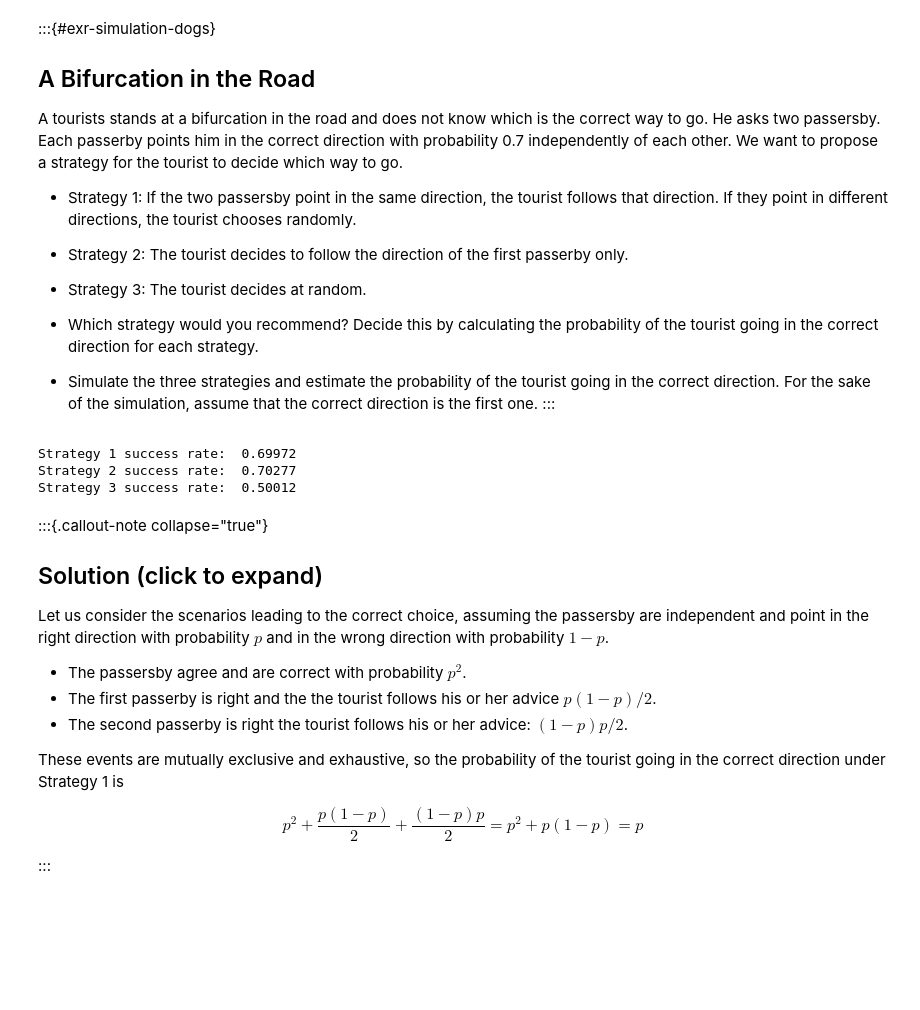
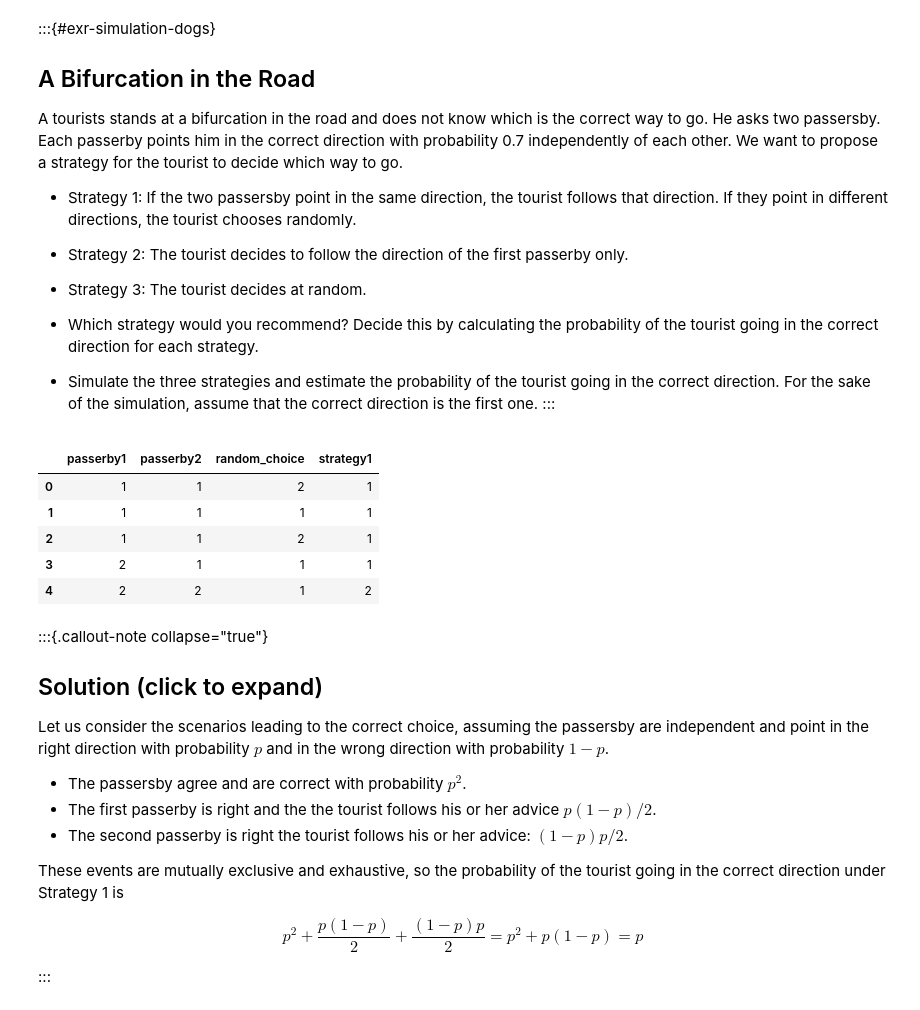
Before and after one commit to febse/stat2024, a Jupyter notebook: 05-Conditional-Probability.ipynb, the cells around one changed output. Saved outputs shown, nothing was run; the diff lists cells and outputs as text; code cells hidden in the pictures; blank space fills up the shorter version.

```diff
--- a/05-Conditional-Probability.ipynb
+++ b/05-Conditional-Probability.ipynb
@@ -401,31 +401,32 @@ We want to propose a strategy for the tourist to decide which way to go.
 # %%
 import pandas as pd
 import numpy as np
 
 # Setup the simulation
-repetitions = 100000
+repetitions = 10
 
 # Simulate the third strategy
 
 df = pd.DataFrame({
     "passerby1": np.random.choice([1, 2], size = repetitions, p = [0.7, 0.3]),
     "passerby2": np.random.choice([1, 2], size = repetitions, p = [0.7, 0.3]),
     "random_choice": np.random.choice([1, 2], size = repetitions, p = [0.5, 0.5])
 })
 
 # Checks if the two passerby agree on the direction. If yes, then take the direction of the first passerby
 # (both are equal). If not, then take the random direction
 
 df["strategy1"] = np.where(
     df["passerby1"] == df["passerby2"],
     df["passerby1"],
     df["random_choice"]
 )
 
-print("Strategy 1 success rate: ", (df["strategy1"] == 1).sum() / repetitions)
-print("Strategy 2 success rate: ", (df["passerby1"] == 1).sum() / repetitions)
-print("Strategy 3 success rate: ", (df["random_choice"] == 1).sum() / repetitions)
+df.head()
 # %% [output]
-Strategy 1 success rate:  0.69972
-Strategy 2 success rate:  0.70277
-Strategy 3 success rate:  0.50012
+|  | passerby1 | passerby2 | random_choice | strategy1 |
+| 0 | 1 | 1 | 2 | 1 |
+| 1 | 1 | 1 | 1 | 1 |
+| 2 | 1 | 1 | 2 | 1 |
+| 3 | 2 | 1 | 1 | 1 |
+| 4 | 2 | 2 | 1 | 2 |
```
Also changed, not shown: parts of 11 cells of this notebook.
